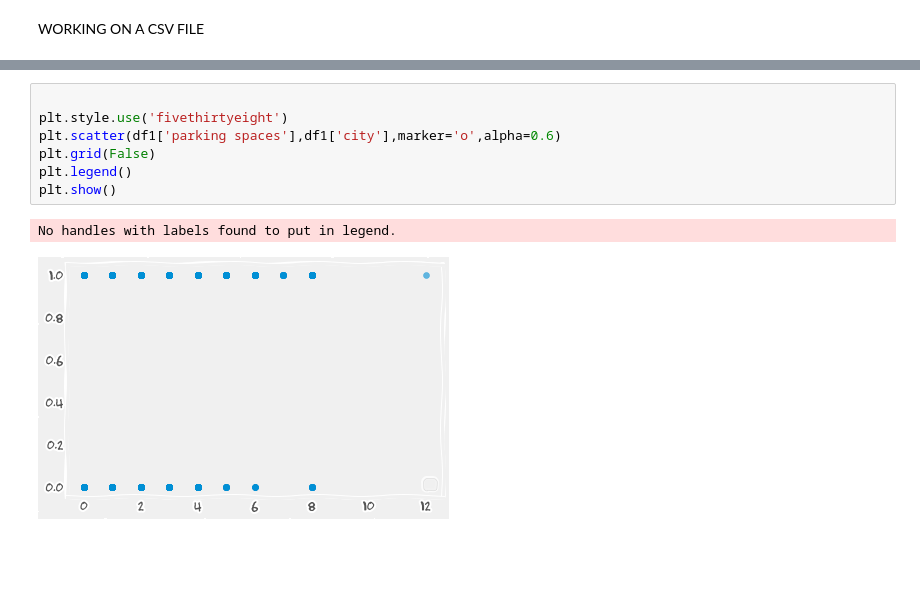
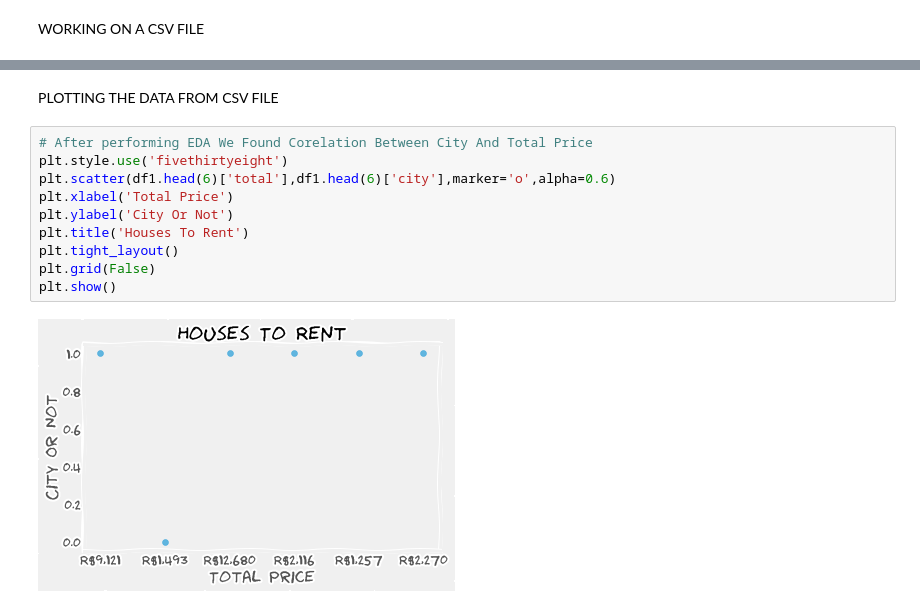
Before and after one commit to DataCrusade1999/Python, a Jupyter notebook: Matplotlib(Colab).ipynb, the cells around one changed output, grey strips where cells are left out. Drawn from its saved outputs; the diff is of its cells as text; blank space fills up the shorter version.

```diff
--- a/Matplotlib(Colab).ipynb
+++ b/Matplotlib(Colab).ipynb
@@ -132,10 +126,14 @@ max         12.000000
+# %% [markdown]
+PLOTTING THE DATA FROM CSV FILE
 # %%
-
+# After performing EDA We Found Corelation Between City And Total Price
 plt.style.use('fivethirtyeight')
-plt.scatter(df1['parking spaces'],df1['city'],marker='o',alpha=0.6)
+plt.scatter(df1.head(6)['total'],df1.head(6)['city'],marker='o',alpha=0.6)
+plt.xlabel('Total Price')
+plt.ylabel('City Or Not')
+plt.title('Houses To Rent')
+plt.tight_layout()
 plt.grid(False)
-plt.legend()
 plt.show()
 # %% [output]
-No handles with labels found to put in legend.
-[figure, old version]
+[figure, new version]
```
Also changed, not shown: parts of 6 cells of this notebook.
